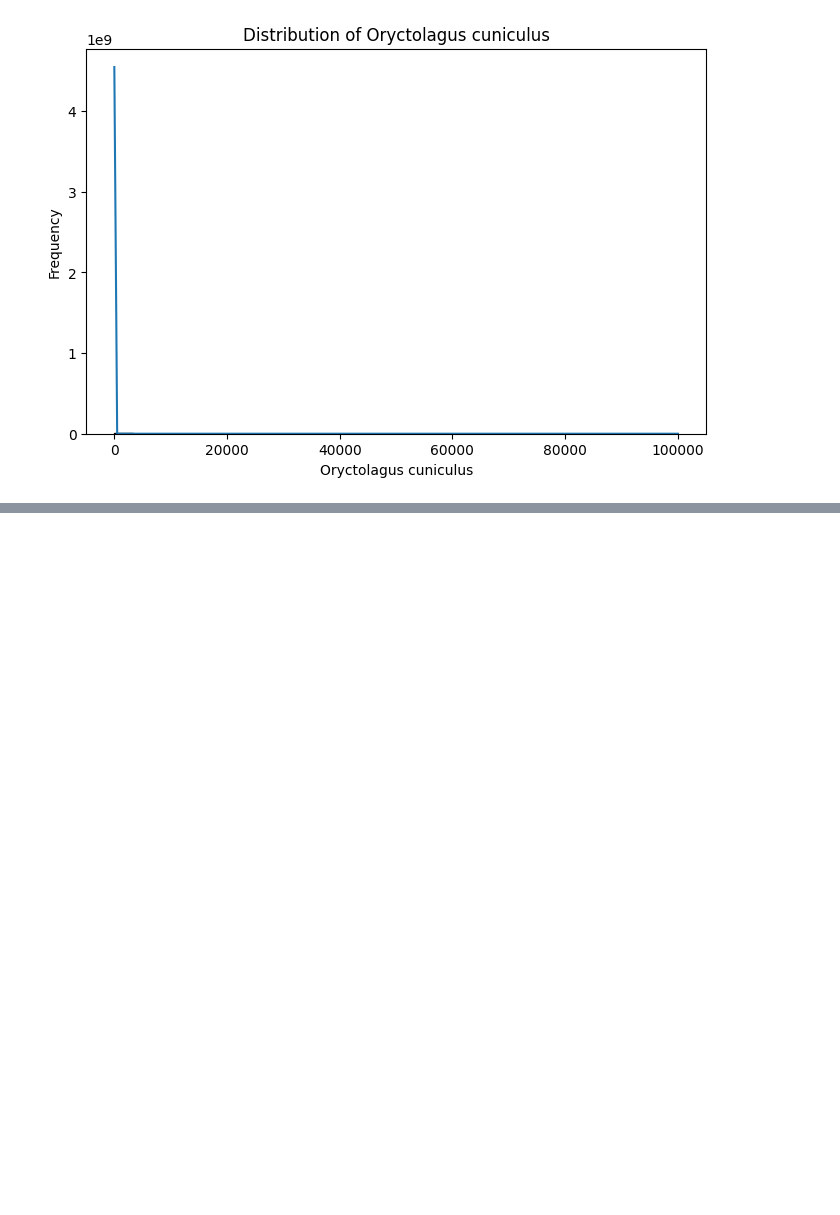
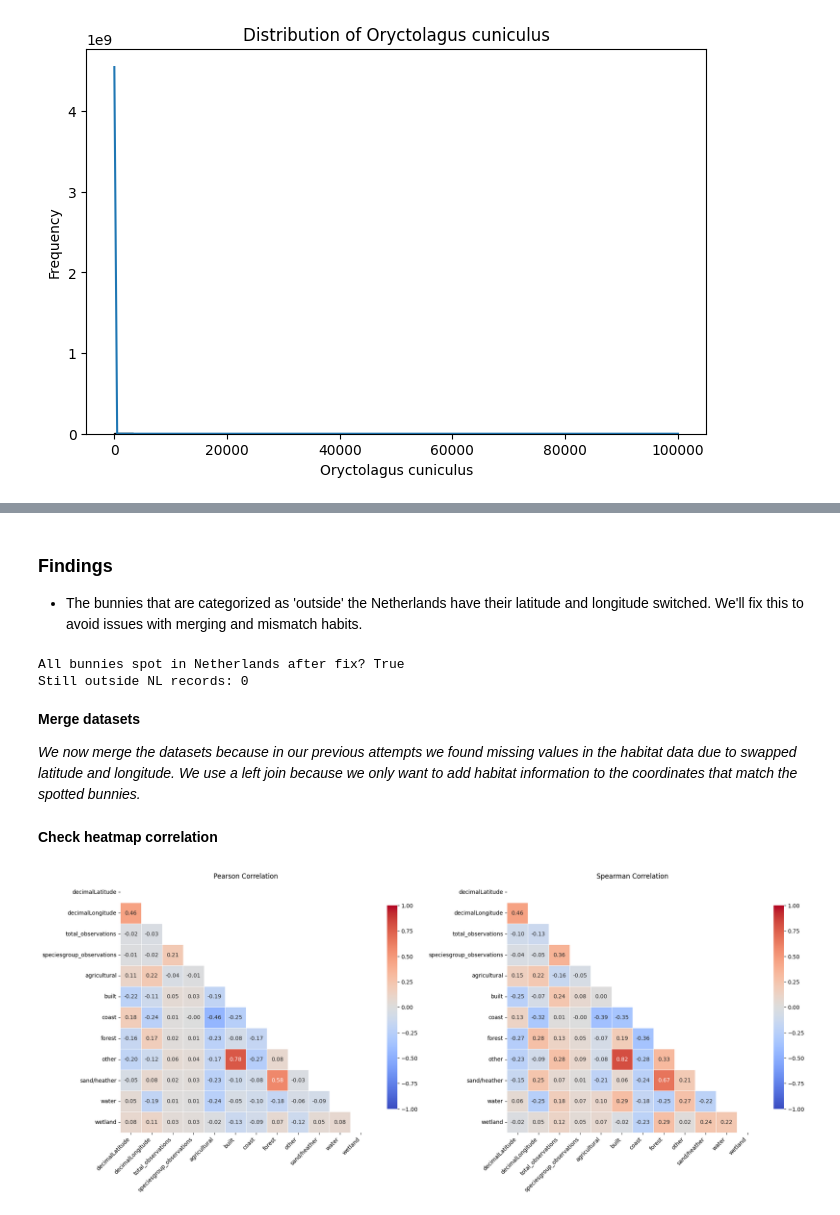
Before and after one commit to Sannebeast/Rabbitions, a Jupyter notebook: notebooks/project.ipynb, the cells around one changed output, grey strips where cells are left out. Cells and saved outputs as stored; diff of their text form; code cells hidden in the pictures; blank space fills up the shorter version.

```diff
--- a/notebooks/project.ipynb
+++ b/notebooks/project.ipynb
@@ -192,0 +167,30 @@ plt.show()
+# %% [markdown]
+### Findings
+* The bunnies that are categorized as 'outside' the Netherlands have their latitude and longitude switched. We'll fix this to avoid issues with merging and mismatch habits.
+# %%
+# Define NL box
+in_nl = (
+    df["decimalLatitude"].between(50.75, 53.55) &
+    df["decimalLongitude"].between(3.35, 7.25)
+)
+
+# Swap lat/lon ONLY for incorrect rows
+df.loc[~in_nl, ["decimalLatitude", "decimalLongitude"]] = (
+    df.loc[~in_nl, ["decimalLongitude", "decimalLatitude"]].values
+)
+
+# Validate correction
+in_nl_after = (
+    df["decimalLatitude"].between(50.75, 53.55) &
+    df["decimalLongitude"].between(3.35, 7.25)
+)
+
+print("All bunnies spot in Netherlands after fix?", in_nl_after.all())
+print("Bunnies outside the Netherlands:", (~in_nl_after).sum())
+# %% [output]
+All bunnies spot in Netherlands after fix? True
+Still outside NL records: 0
+# %% [markdown]
+**Merge datasets**
+
+*We now merge the datasets because in our previous attempts we found missing values in the habitat data due to swapped latitude and longitude. We use a left join because we only want to add habitat information to the coordinates that match the spotted bunnies.*
@@ -192,0 +200,50 @@ plt.show()
+# %% [markdown]
+**Check heatmap correlation**
+# %%
+corr_pearson = df.corr(numeric_only=True, method="pearson")
+corr_spearman = df.corr(numeric_only=True, method="spearman")
+
+mask = np.triu(np.ones_like(corr_pearson, dtype=bool))
+
+fig, axes = plt.subplots(1, 2, figsize=(20, 8))
+
+# Pearson
+sns.heatmap(
+    corr_pearson,
+    mask=mask,
+    cmap="coolwarm",
+    vmin=-1,
+    vmax=1,
+    center=0,
+    annot=True,
+    fmt=".2f",
+    linewidths=0.5,
+    square=True,
+    cbar_kws={"shrink": 0.8},
+    ax=axes[0]
+)
+axes[0].set_title("Pearson Correlation")
+axes[0].set_xticklabels(axes[0].get_xticklabels(), rotation=45, ha="right")
+
+# Spearman
+sns.heatmap(
+    corr_spearman,
+    mask=mask,
+    cmap="coolwarm",
+    vmin=-1,
+    vmax=1,
+    center=0,
+    annot=True,
+    fmt=".2f",
+    linewidths=0.5,
+    square=True,
+    cbar_kws={"shrink": 0.8},
+    ax=axes[1]
+)
+axes[1].set_title("Spearman Correlation")
+axes[1].set_xticklabels(axes[1].get_xticklabels(), rotation=45, ha="right")
+
+plt.tight_layout()
+plt.show()
+# %% [output]
+[figure, added]
```
Also changed, not shown: parts of 18 cells of this notebook.
